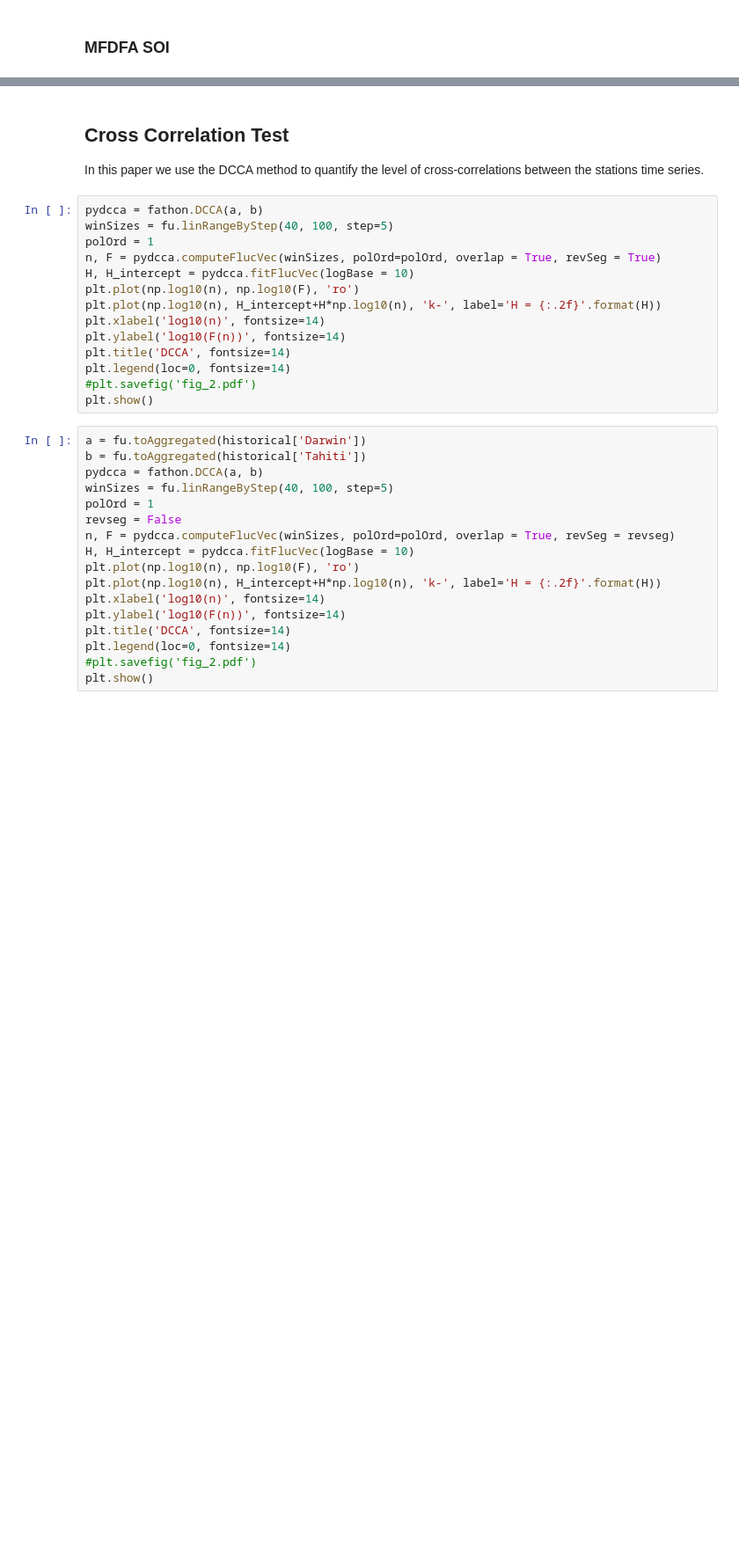
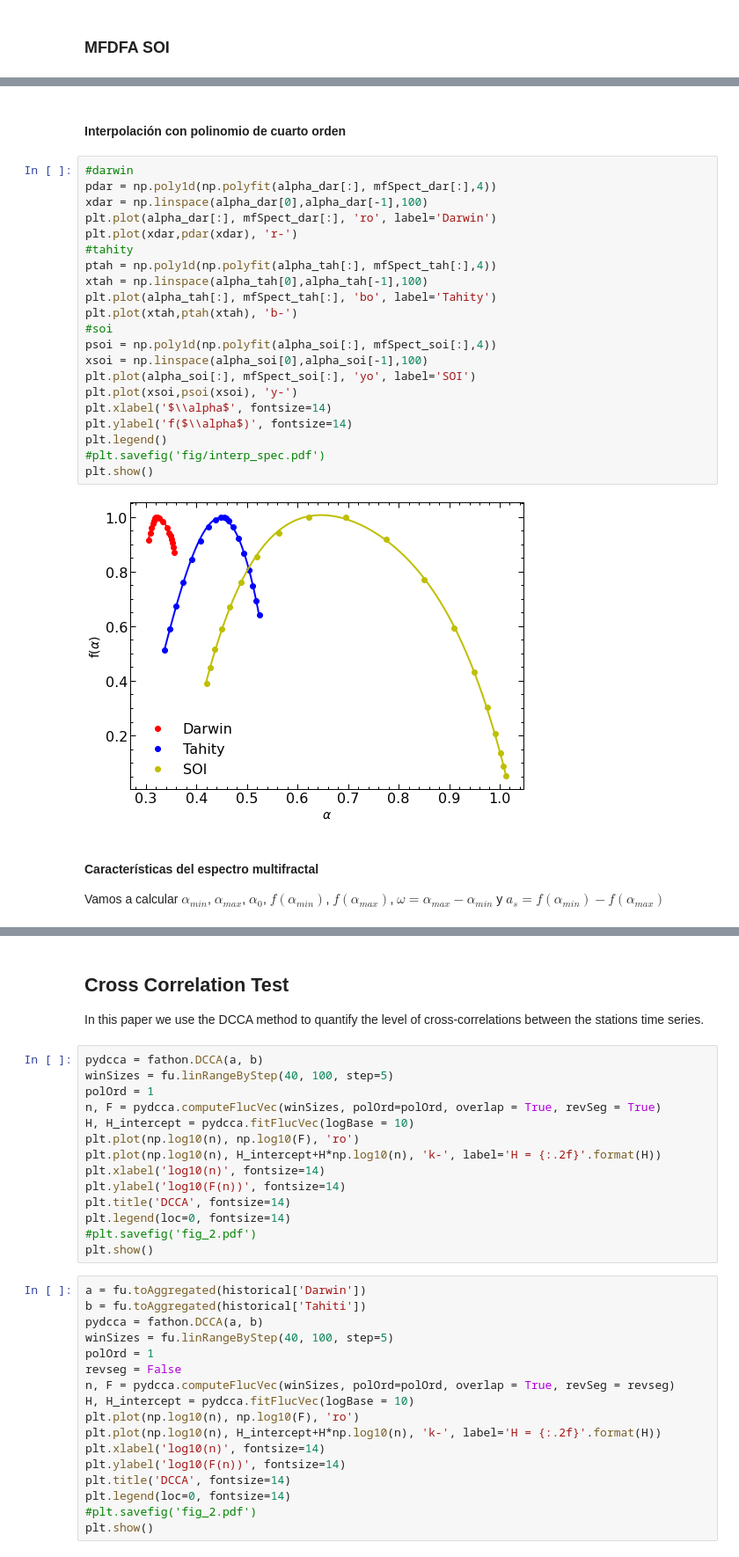
Before and after one commit to sebasjaro/MFDFAX, a Jupyter notebook: Python/El Niño - Southern Oscillation.ipynb, the cells around one changed output, grey strips where cells are left out. Shown at 88% size. Cells and saved outputs as stored; diff of their text form; blank space fills up the shorter version.

```diff
--- a/Python/El Niño - Southern Oscillation.ipynb
+++ b/Python/El Niño - Southern Oscillation.ipynb
@@ -658,0 +638,29 @@ plt.show()
+# %% [markdown]
+#### Interpolación con polinomio de cuarto orden
+# %%
+#darwin
+pdar = np.poly1d(np.polyfit(alpha_dar[:], mfSpect_dar[:],4))
+xdar = np.linspace(alpha_dar[0],alpha_dar[-1],100)
+plt.plot(alpha_dar[:], mfSpect_dar[:], 'ro', label='Darwin')
+plt.plot(xdar,pdar(xdar), 'r-')
+#tahity
+ptah = np.poly1d(np.polyfit(alpha_tah[:], mfSpect_tah[:],4))
+xtah = np.linspace(alpha_tah[0],alpha_tah[-1],100)
+plt.plot(alpha_tah[:], mfSpect_tah[:], 'bo', label='Tahity')
+plt.plot(xtah,ptah(xtah), 'b-')
+#soi
+psoi = np.poly1d(np.polyfit(alpha_soi[:], mfSpect_soi[:],4))
+xsoi = np.linspace(alpha_soi[0],alpha_soi[-1],100)
+plt.plot(alpha_soi[:], mfSpect_soi[:], 'yo', label='SOI')
+plt.plot(xsoi,psoi(xsoi), 'y-')
+plt.xlabel('$\\alpha$', fontsize=14)
+plt.ylabel('f($\\alpha$)', fontsize=14)
+plt.legend()
+#plt.savefig('fig/interp_spec.pdf')
+plt.show()
+# %% [output]
+[figure, added]
+# %% [markdown]
+#### Características del espectro multifractal
+
+Vamos a calcular $\alpha_{min}$, $\alpha_{max}$, $\alpha_0$, $f(\alpha_{min})$, $f(\alpha_{max})$, $\omega = \alpha_{max}-\alpha_{min}$ y $a_s = f(\alpha_{min})-f(\alpha_{max})$
```
Also changed, not shown: parts of 7 cells of this notebook.
